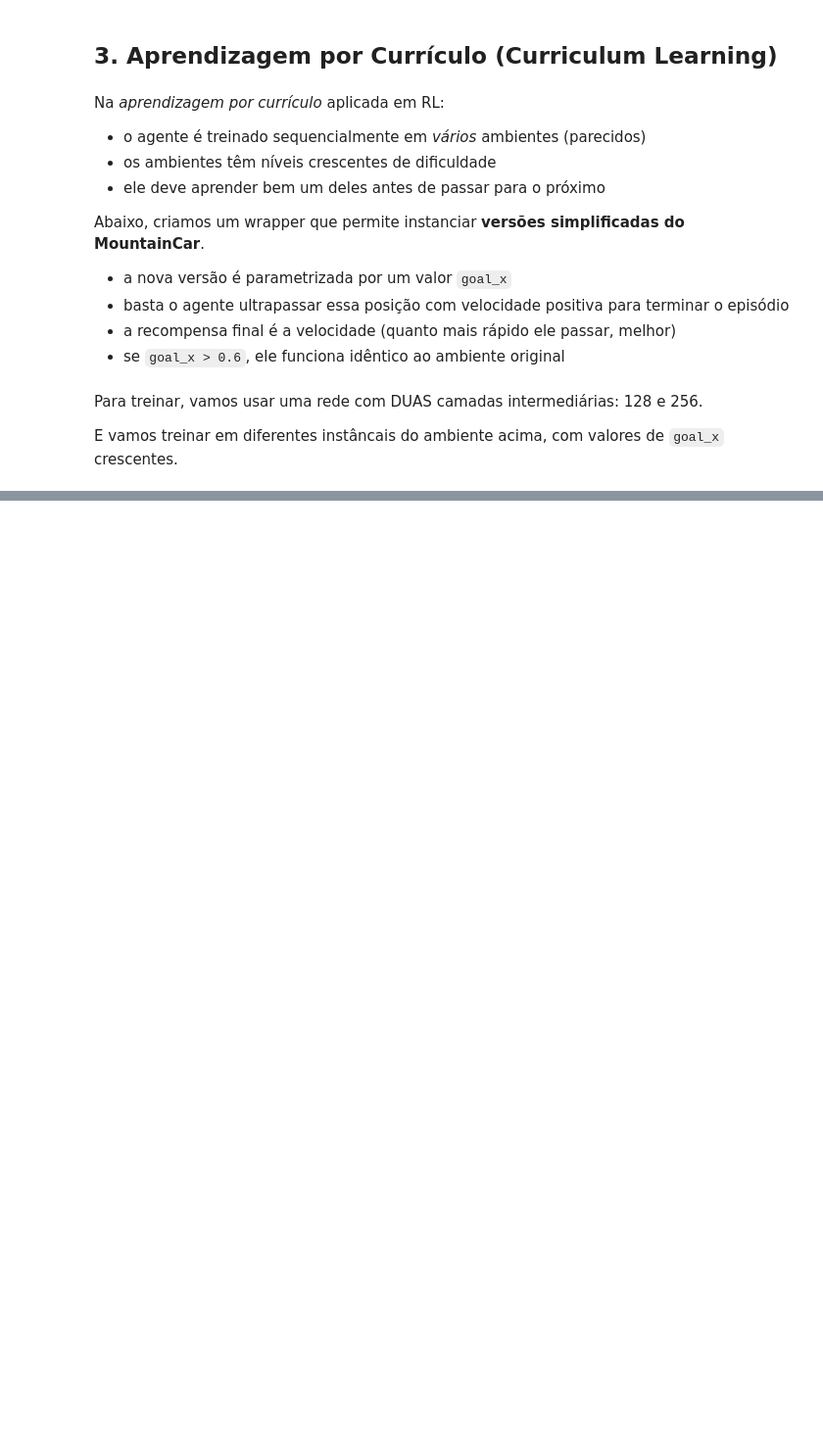
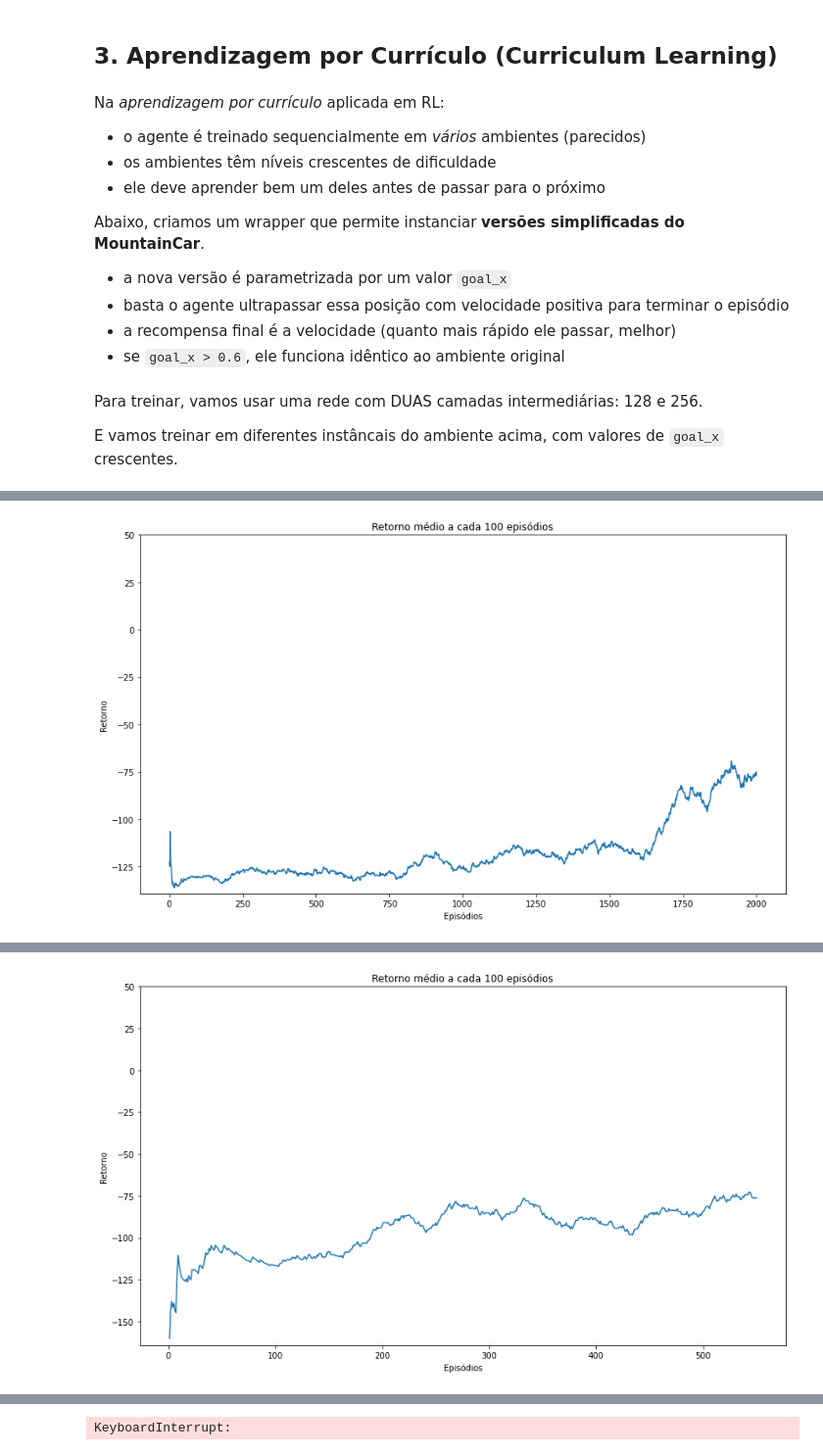
Before and after one commit to pablo-sampaio/rl_facil, a Jupyter notebook: cap06/cap06-other-techniques.ipynb, the cells around one changed output, grey strips where cells are left out. Shown at 98% size. Cells and saved outputs as stored; diff of their text form; code cells hidden in the pictures; blank space fills up the shorter version.

```diff
--- a/cap06/cap06-other-techniques.ipynb
+++ b/cap06/cap06-other-techniques.ipynb
@@ -109,15 +109,19 @@ class FrequentRewardsMC(gym.Wrapper):
     def reset(self):
         obs = self.env.reset()
         self.dist = 0
-        self.initial_pos = obs[0]
-        self.max_delta = 0
+        self.max_x = obs[0]
+        self.min_x = obs[0]
         return obs
 
     def step(self, action):
         obs, reward, done, info = self.env.step(action)
-        delta = abs(obs[0] - self.initial_pos) # quão distante está da posição inicial
-        if delta > self.max_delta:
-            reward = delta
+        #delta = abs(obs[0] - self.initial_pos) # quão distante está da posição inicial
+        if obs[0] > self.max_x:
+            reward = self.max_x - obs[0]
+            self.max_x = obs[0]
+        if obs[0] < self.min_x:
+            reward = self.min_x - obs[0]
+            self.min_x = obs[0]
         if obs[0] >= 0.6:
             reward = 100.0
         return obs, reward, done, info
@@ -126,12 +130,12 @@ rmax = 50.0
 ENV = gym.make("MountainCar-v0")
 ENV = FrequentRewardsMC(ENV)
 
-EPISODES   = 2000    # total de episódios
+EPISODES   = 4000    # total de episódios
 BATCH_SIZE = 50      # quantidade de episódios executados por época de treinamento
 PROPORTION = 0.1     # percentual dos episódios (do batch) que serão selecionados
 
-policy_model = PolicyModelCrossentropy(ENV.observation_space.shape[0], [512], ENV.action_space.n, lr=0.005)
-returns, policy = run_crossentropy_method2(ENV, EPISODES, BATCH_SIZE, PROPORTION)
+policy1 = PolicyModelCrossentropy(ENV.observation_space.shape[0], [512], ENV.action_space.n, lr=0.005)
+returns, policy1 = run_crossentropy_method2(ENV, EPISODES, BATCH_SIZE, PROPORTION, initial_policy=policy1)
 clear_output()
 
 print("Últimos episódios do treinamento: media =", np.mean(returns[-20:]), ", desvio padrao =", np.std(returns[-20:]))
@@ -167,12 +193,19 @@ class SimplifiedMC(gym.Wrapper):
 
     def reset(self):
         obs = self.env.reset()
+        self.max_x = self.min_x = obs[0]
         return obs
 
     def step(self, action):
         obs, reward, done, info = self.env.step(action)
+        if obs[0] > self.max_x:
+            reward = self.max_x - obs[0]
+            self.max_x = obs[0]
+        if obs[0] < self.min_x:
+            reward = self.min_x - obs[0]
+            self.min_x = obs[0]
         if obs[0] >= self.goal_x and obs[1] > 0:
-            reward = obs[1]
+            reward = 10.0
             done = True
         return obs, reward, done, info
 # %% [markdown]
@@ -186,19 +219,20 @@ ENV = gym.make("MountainCar-v0")
 BATCH_SIZE   = 50     # quantidade de episódios executados por época de treinamento
 PROPORTION = 0.1      # percentual dos episódios (do batch) que serão selecionados
 
-policy = PolicyModelCrossentropy(ENV.observation_space.shape[0], [128, 256], ENV.action_space.n, lr=0.01)
+policy2 = PolicyModelCrossentropy(ENV.observation_space.shape[0], [128, 256], ENV.action_space.n, lr=0.01)
 
 all_returns = []
 
-curriculum_params = [(-0.30, 5000, -90.0), (-0.25, 5000, -90.0), (-0.20, 5000, -100.0), (-0.15, 5000, -100.0), (-0.10, 5000, -110.0), (-0.05, 5000, -120.0), (0.00, 5000, -120.0), (0.7, 5000, -80.0)]
+curriculum_params = [(-0.30, 5000, -70.0), (-0.25, 5000, -70.0), (-0.20, 5000, -70.0), (-0.15, 5000, -80.0), (-0.10, 5000, -80.0)] #, (-0.05, 5000, -120.0), (0.00, 5000, -120.0), (0.7, 5000, -80.0)]
 
 for goal_x, episodes, target_return in curriculum_params:
     print(f"TREINANDO COM goal_x = {goal_x}:")
     wrapped_env = SimplifiedMC(ENV, goal_x)
 
-    returns, policy = run_crossentropy_method2(wrapped_env, episodes, BATCH_SIZE, PROPORTION, target_return=target_return, initial_policy=policy, render=False)
+    returns, policy2 = run_crossentropy_method2(wrapped_env, episodes, BATCH_SIZE, PROPORTION, target_return=target_return, initial_policy=policy2, render=False)
     print("Últimos resultados: media =", np.mean(returns[-20:]), ", desvio padrao =", np.std(returns[-20:]))
     plot_result(returns, rmax)
     all_returns.extend(returns)
 
 plot_result(all_returns, rmax)
+# %% [output]
@@ -204,0 +256 @@ plot_result(all_returns, rmax)
+[figure, added]
@@ -204,0 +270 @@ plot_result(all_returns, rmax)
+[figure, added]
@@ -205,2 +291,3 @@ plot_result(all_returns, rmax)
+KeyboardInterrupt:
 # %%
 # Executa alguns episódios de forma NÃO-determinística e imprime um sumário
```
Also changed, not shown: parts of 6 cells of this notebook, 7 other files.
